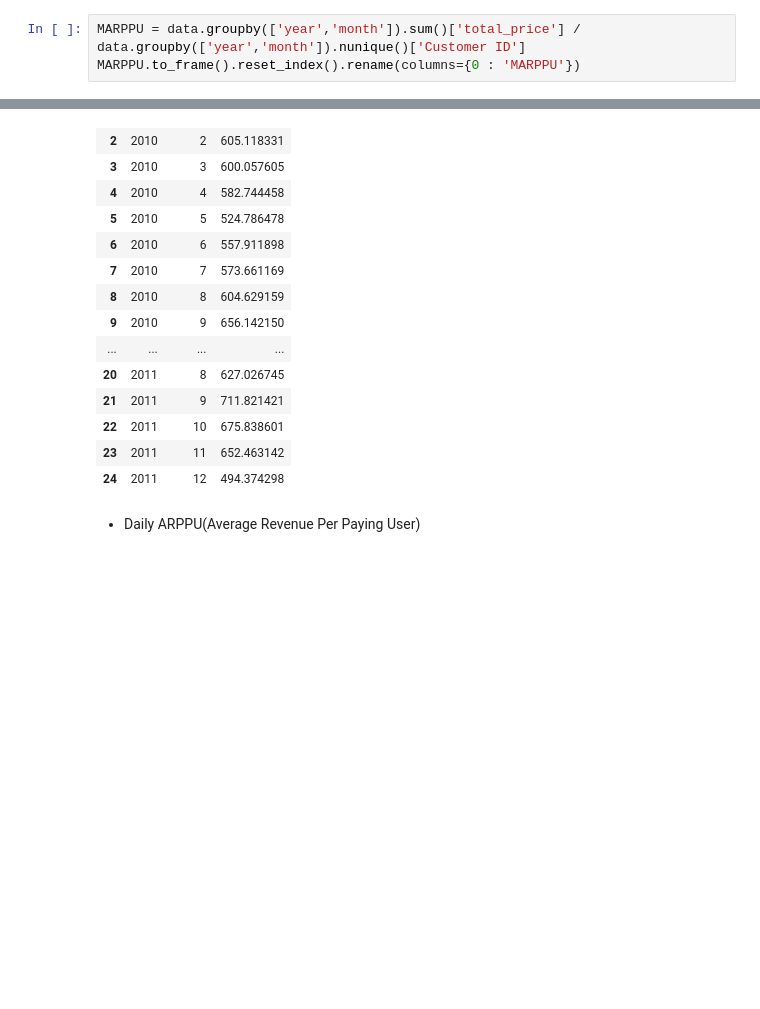
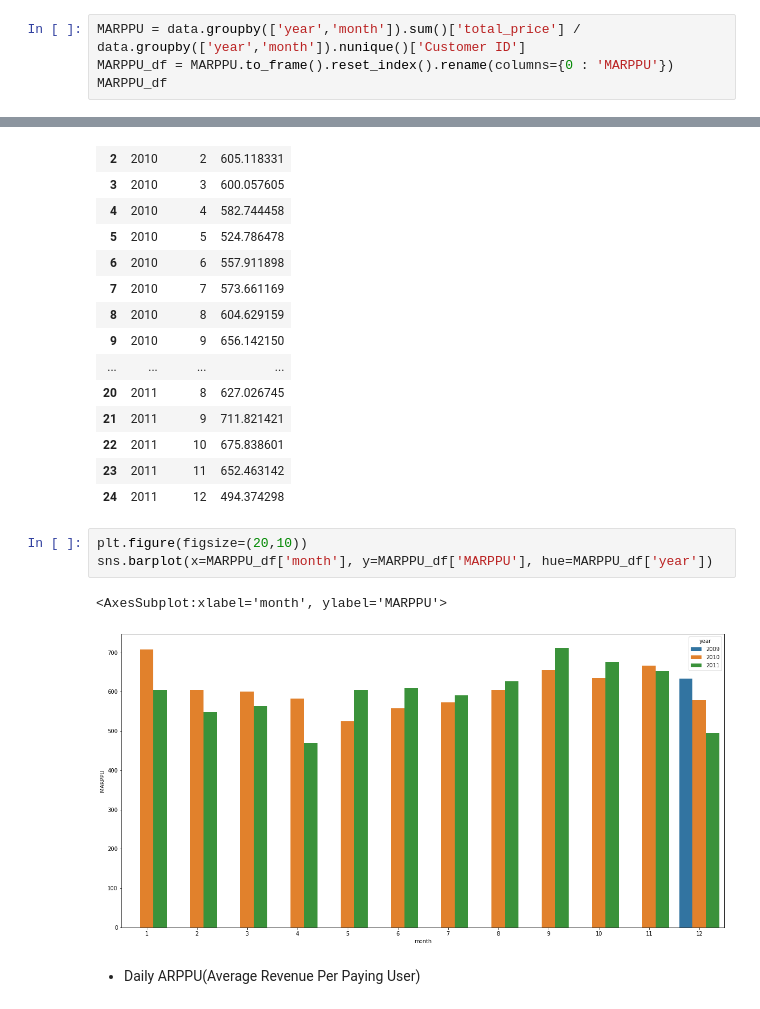
Before and after one commit to solyourock/growth, a Jupyter notebook: revise.ipynb, the cells around one changed output, grey strips where cells are left out. Cells and saved outputs as stored; diff of their text form; blank space fills up the shorter version.

```diff
--- a/revise.ipynb
+++ b/revise.ipynb
@@ -163,7 +170,8 @@ YARPPU.to_frame().reset_index().rename(columns={0 : 'YARPPU'})
 - Monthly ARPPU(Average Revenue Per Paying User)
 # %%
 MARPPU = data.groupby(['year','month']).sum()['total_price'] / data.groupby(['year','month']).nunique()['Customer ID']
-MARPPU.to_frame().reset_index().rename(columns={0 : 'MARPPU'})
+MARPPU_df = MARPPU.to_frame().reset_index().rename(columns={0 : 'MARPPU'})
+MARPPU_df
 # %% [output]
 |  | year | month | MARPPU |
 | 0 | 2009 | 12 | 633.251596 |
@@ -182,6 +190,12 @@ MARPPU.to_frame().reset_index().rename(columns={0 : 'MARPPU'})
 | 22 | 2011 | 10 | 675.838601 |
 | 23 | 2011 | 11 | 652.463142 |
 | 24 | 2011 | 12 | 494.374298 |
+# %%
+plt.figure(figsize=(20,10))
+sns.barplot(x=MARPPU_df['month'], y=MARPPU_df['MARPPU'], hue=MARPPU_df['year'])
+# %% [output]
+<AxesSubplot:xlabel='month', ylabel='MARPPU'>
+[figure, added]
 # %% [markdown]
 - Daily ARPPU(Average Revenue Per Paying User)
 # %%
```
Also changed, not shown: parts of 6 cells of this notebook.
